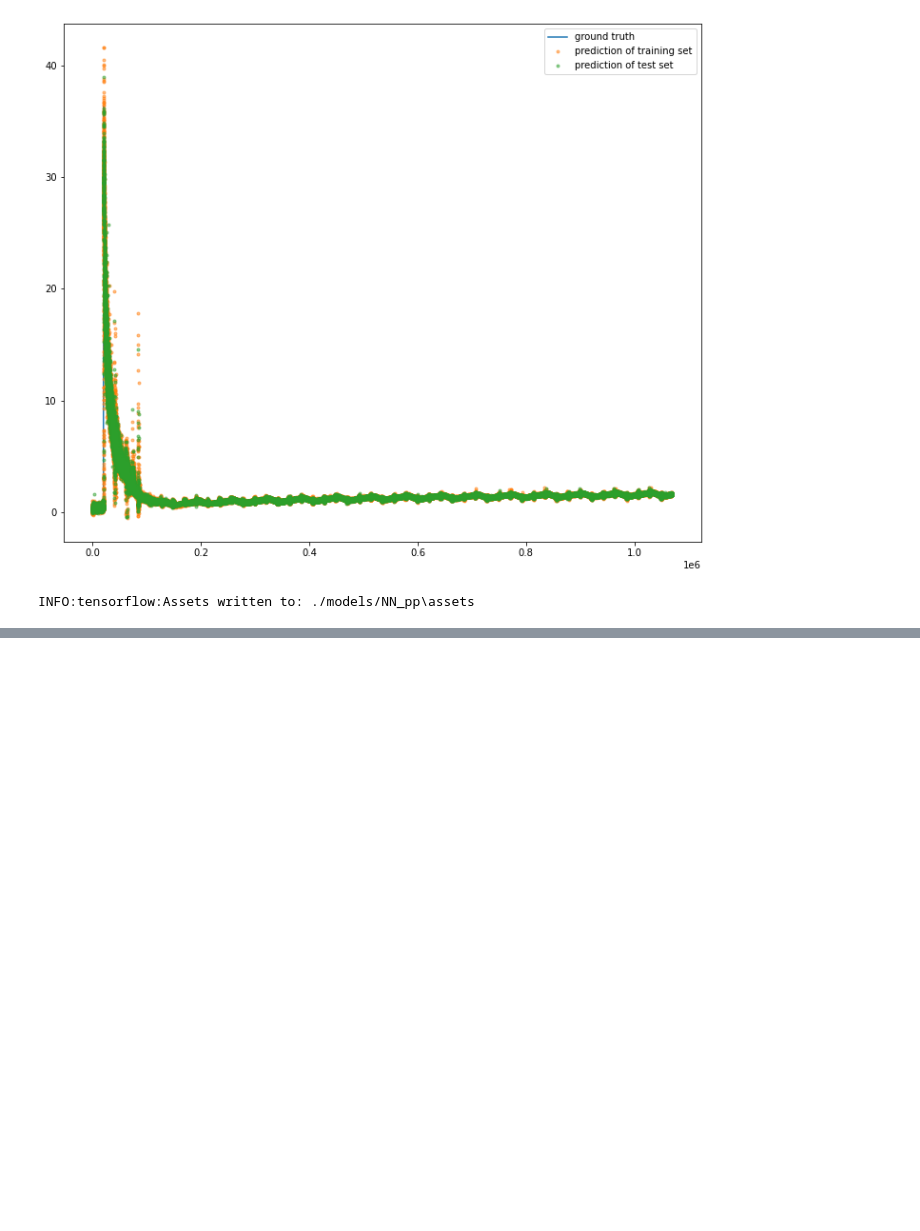
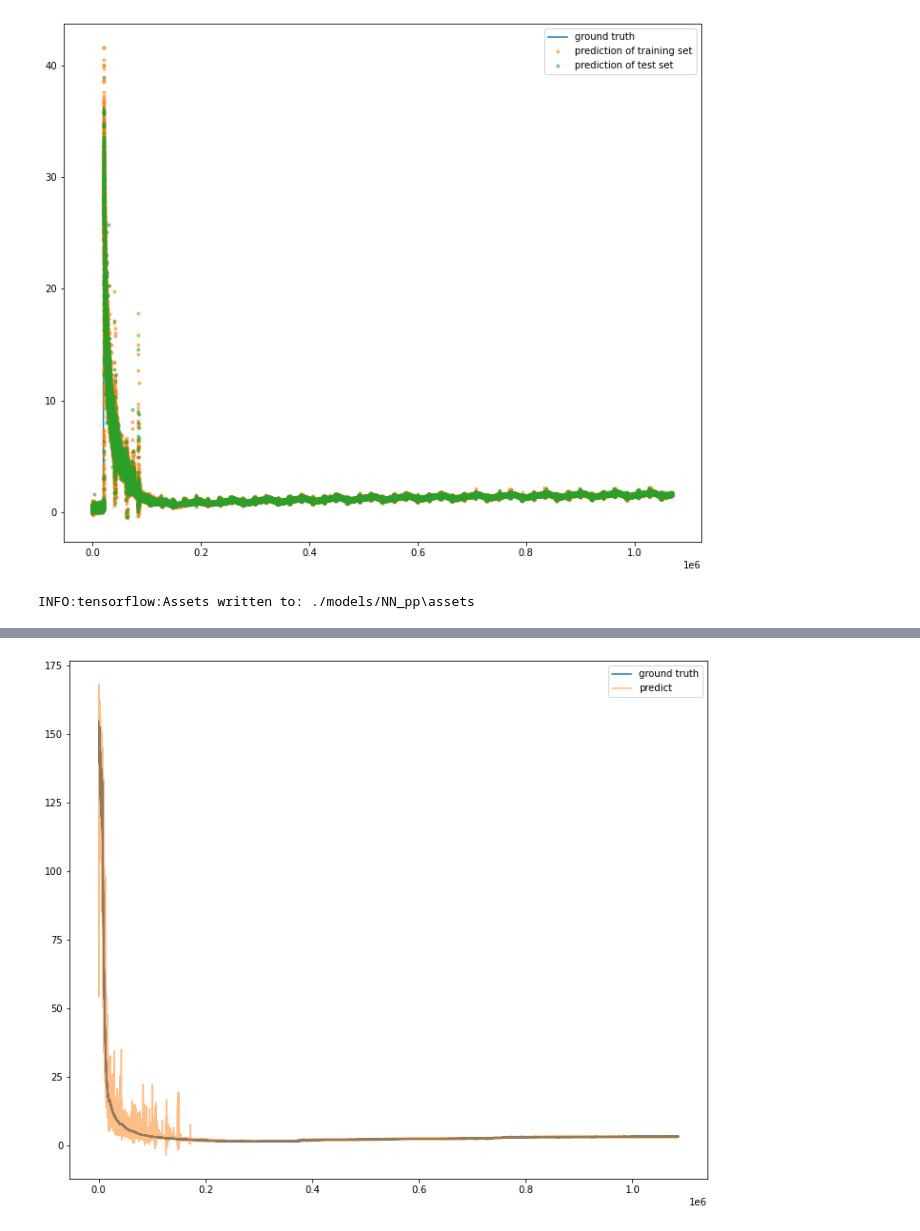
Before and after one commit to chen-xin-94/trelleborg, a Jupyter notebook: Training_NN.ipynb, the cells around one changed output, grey strips where cells are left out. Saved outputs shown, nothing was run; the diff lists cells and outputs as text; code cells hidden in the pictures; blank space fills up the shorter version.

```diff
--- a/Training_NN.ipynb
+++ b/Training_NN.ipynb
@@ -483,0 +557,6 @@ NN_pp = tf.keras.models.load_model("./models/NN_pp"-)
+# %%
+# predictioin vs ground truth in one plot
+%matplotlib inline
+plot_gt_pre_overlap(y,y_)
+# %% [output]
+[figure, added]
```
Also changed, not shown: parts of 16 cells of this notebook.
